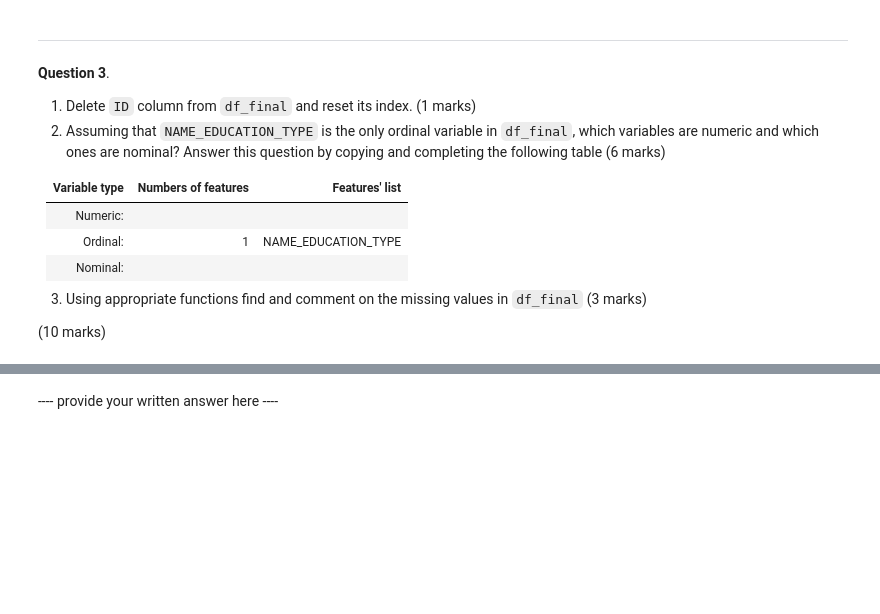
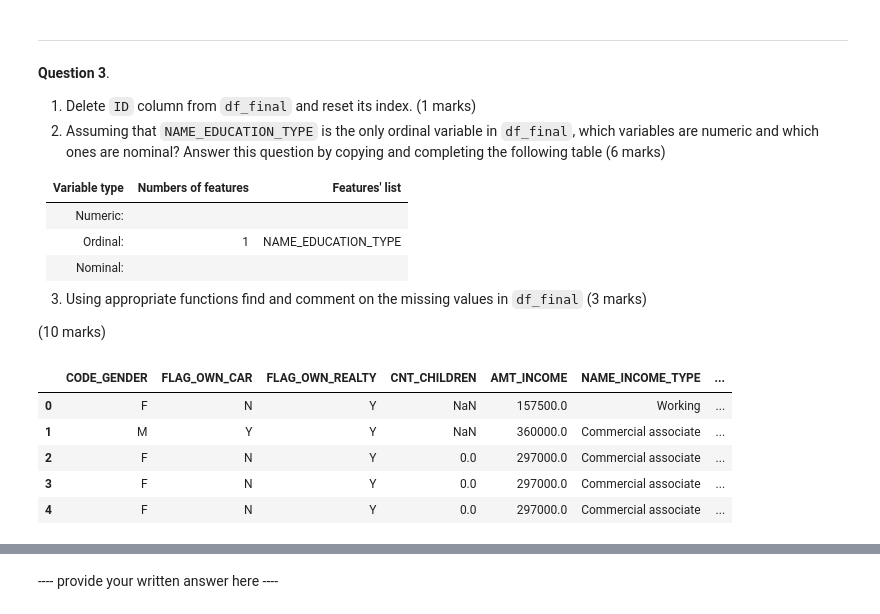
Before and after one commit to QuangHuyVo/BUSA8001, a Jupyter notebook: Assignment1-S2-2024/Assignment1-S2-2024.ipynb, the cells around one changed output, grey strips where cells are left out. Cells and saved outputs as stored; diff of their text form; code cells hidden in the pictures; blank space fills up the shorter version.

```diff
--- a/Assignment1-S2-2024/Assignment1-S2-2024.ipynb
+++ b/Assignment1-S2-2024/Assignment1-S2-2024.ipynb
@@ -143,3 +208,22 @@ Number of unique bank clients in df_credit:45924
+# %%
+# 4. Add a new column y = 1 for all the rows in df_final.
+
+df_final['y'] = 1
+#df_final.head()
+# %%
+# 5. Increase df_final to a total of 4,500 rows by adding rows from df with unique IDs which are not in list_of_past_due.
+# To do this start adding the rows from the beginning of df. (hint: learn what ~, i.e. tilde sign, does in pandas).
+
+remain_id = df[~df['ID'].isin(list_of_past_due)]['ID'].unique()
+add_rows = df[df['ID'].isin(remain_id)].drop_duplicates(subset=['ID'], keep='first')
+
+df_final = pd.concat([df_final, add_rows]).head(4500)
+#df_final.head(1800)
+# %%
+# 6. Fill the missing values of y in df_final with zeros. Remove STATUS and MONTHS_BALANCE from df_final.
+
+df_final['y'] = df_final['y'].fillna(0).astype(int)
+df_final = df_final.drop(columns=['STATUS', 'MONTHS_BALANCE'])
 # %% [markdown]
 ---- provide your written answer here ----
 # %% [markdown]
@@ -162,0 +245,17 @@ Number of unique bank clients in df_credit:45924
+# %%
+# ---- provide your code here ----
+# Question 3:
+# 1. Delete ID column from df_final and reset its index.
+
+df_final = df_final.drop(columns=['ID']).reset_index(drop=True)
+# %%
+# Assuming that NAME_EDUCATION_TYPE is the only ordinal variable in df_final,
+# which variables are numeric and which ones are nominal? Answer this question by copying and completing the following table
+df_final.head()
+# %% [output]
+|  | CODE_GENDER | FLAG_OWN_CAR | FLAG_OWN_REALTY | CNT_CHILDREN | AMT_INCOME | NAME_INCOME_TYPE | ... |
+| 0 | F | N | Y | NaN | 157500.0 | Working | ... |
+| 1 | M | Y | Y | NaN | 360000.0 | Commercial associate | ... |
+| 2 | F | N | Y | 0.0 | 297000.0 | Commercial associate | ... |
+| 3 | F | N | Y | 0.0 | 297000.0 | Commercial associate | ... |
+| 4 | F | N | Y | 0.0 | 297000.0 | Commercial associate | ... |
```
Also changed, not shown: parts of 14 cells of this notebook.
